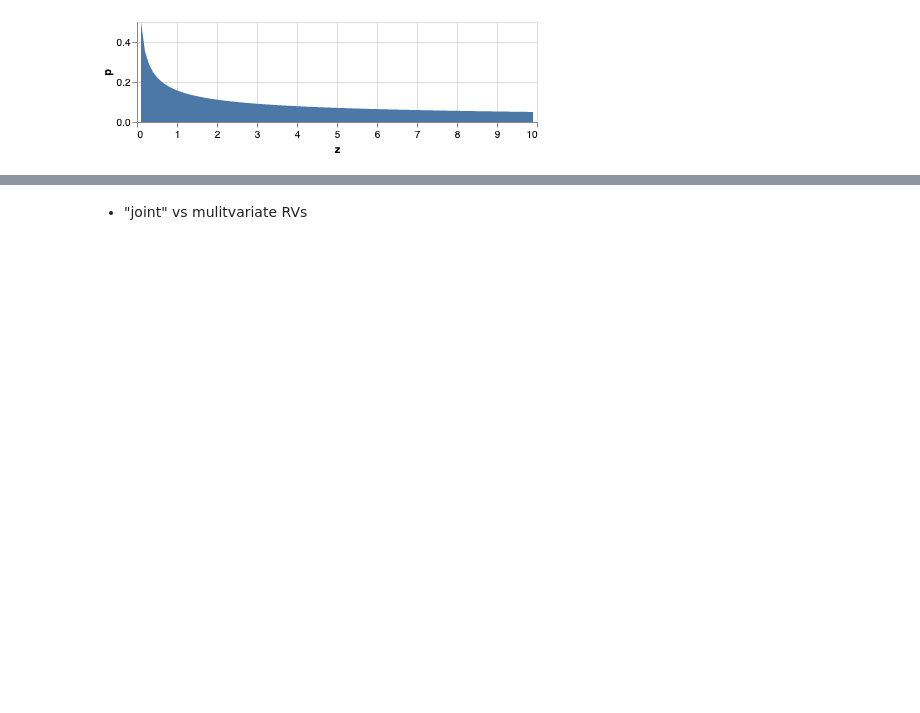
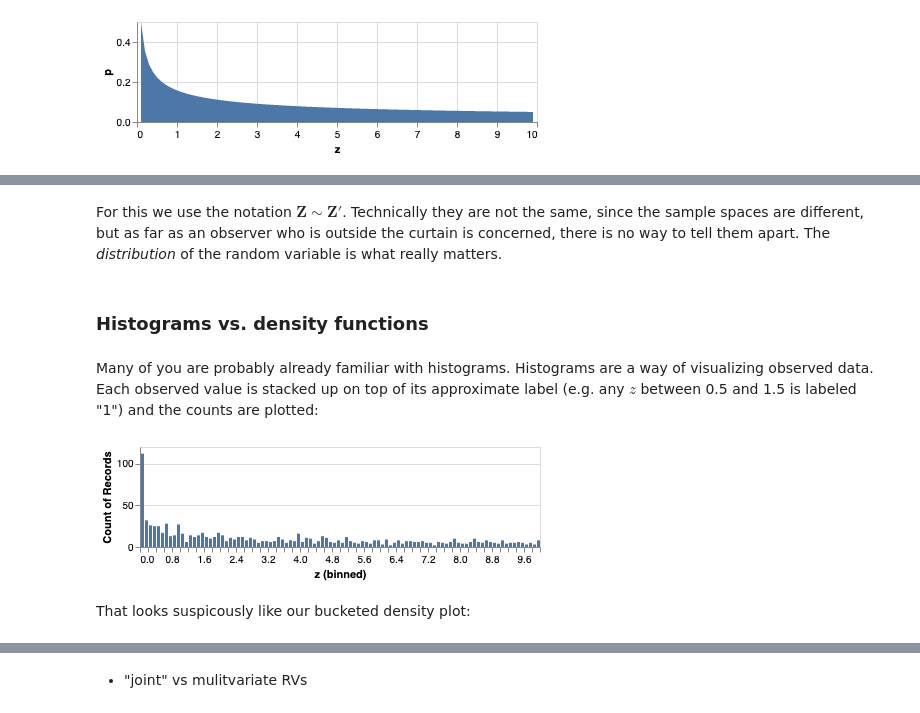
Before and after one commit to alejandroschuler/articles, a Jupyter notebook: distributions.ipynb, the cells around one changed output, grey strips where cells are left out. Saved outputs shown, nothing was run; the diff lists cells and outputs as text; code cells hidden in the pictures; blank space fills up the shorter version.

```diff
--- a/distributions.ipynb
+++ b/distributions.ipynb
@@ -494,0 +508,18 @@ If integrals and derivatives are unfamiliar to you, you should stop and go revie
+# %% [markdown]
+For this we use the notation $\mathbf Z \sim \mathbf Z'$. Technically they are not the same, since the sample spaces are different, but as far as an observer who is outside the curtain is concerned, there is no way to tell them apart. The *distribution* of the random variable is what really matters.
+# %% [markdown]
+### Histograms vs. density functions
+# %% [markdown]
+Many of you are probably already familiar with histograms. Histograms are a way of visualizing observed data. Each observed value is stacked up on top of its approximate label (e.g. any $z$ between 0.5 and 1.5 is labeled "1") and the counts are plotted:
+# %%
+z = [realize(Z) for i in range(1000)] # 1000 draws from Z
+
+plot_df = pd.DataFrame({'z':z})
+alt.Chart(plot_df, height=100, width=400).mark_bar().encode(
+    alt.X('z', bin=alt.Bin(maxbins=100)),
+    y='count()'
+)
+# %% [output]
+[figure, added]
+# %% [markdown]
+That looks suspicously like our bucketed density plot:
```
Also changed, not shown: parts of 67 cells of this notebook.
